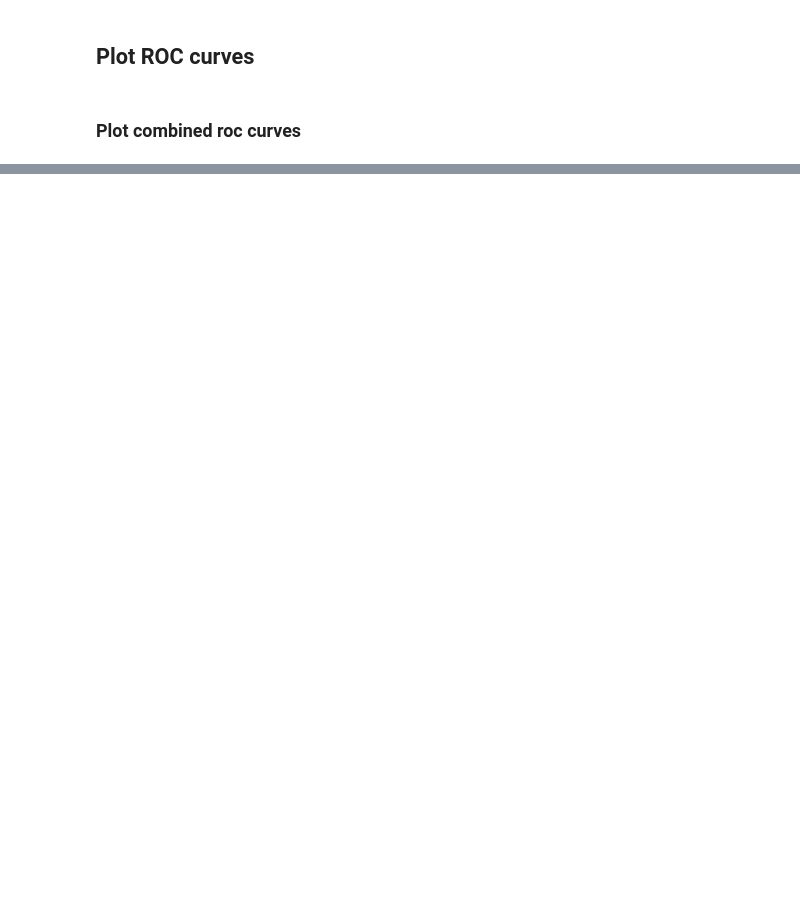
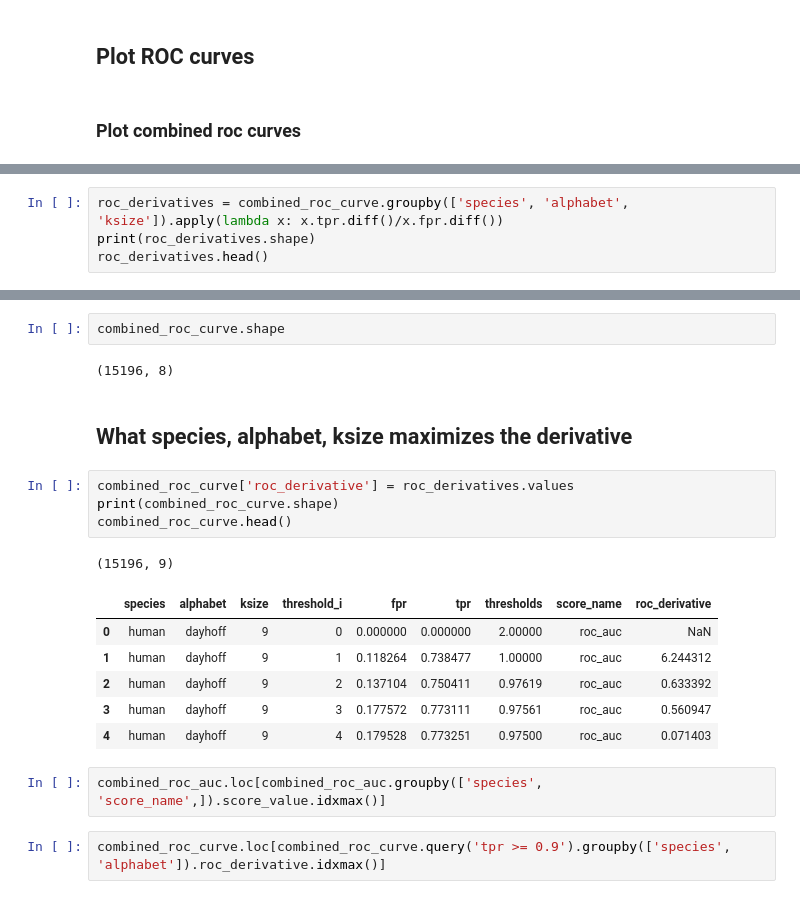
Before and after one commit to czbiohub-sf/scrnaseq-for-the-99-percent, a Jupyter notebook: notebooks/106_sklearn_metrics_human_qfo_busco_mammalia.ipynb, the cells around one changed output, grey strips where cells are left out. Cells and saved outputs as stored; diff of their text form; blank space fills up the shorter version.

```diff
--- a/notebooks/106_sklearn_metrics_human_qfo_busco_mammalia.ipynb
+++ b/notebooks/106_sklearn_metrics_human_qfo_busco_mammalia.ipynb
@@ -454,0 +463,4 @@ NameError: name 'combined_roc_curves' is not defined
+# %%
+roc_derivatives = combined_roc_curve.groupby(['species', 'alphabet', 'ksize']).apply(lambda x: x.tpr.diff()/x.fpr.diff())
+print(roc_derivatives.shape)
+roc_derivatives.head()
@@ -454,0 +476,22 @@ NameError: name 'combined_roc_curves' is not defined
+# %%
+combined_roc_curve.shape
+# %% [output]
+(15196, 8)
+# %% [markdown]
+## What species, alphabet, ksize maximizes the derivative
+# %%
+combined_roc_curve['roc_derivative'] = roc_derivatives.values
+print(combined_roc_curve.shape)
+combined_roc_curve.head()
+# %% [output]
+(15196, 9)
+|  | species | alphabet | ksize | threshold_i | fpr | tpr | thresholds | score_name | roc_derivative |
+| 0 | human | dayhoff | 9 | 0 | 0.000000 | 0.000000 | 2.00000 | roc_auc | NaN |
+| 1 | human | dayhoff | 9 | 1 | 0.118264 | 0.738477 | 1.00000 | roc_auc | 6.244312 |
+| 2 | human | dayhoff | 9 | 2 | 0.137104 | 0.750411 | 0.97619 | roc_auc | 0.633392 |
+| 3 | human | dayhoff | 9 | 3 | 0.177572 | 0.773111 | 0.97561 | roc_auc | 0.560947 |
+| 4 | human | dayhoff | 9 | 4 | 0.179528 | 0.773251 | 0.97500 | roc_auc | 0.071403 |
+# %%
+combined_roc_auc.loc[combined_roc_auc.groupby(['species', 'score_name',]).score_value.idxmax()]
+# %%
+combined_roc_curve.loc[combined_roc_curve.query('tpr >= 0.9').groupby(['species', 'alphabet']).roc_derivative.idxmax()]
```
Also changed, not shown: parts of 34 cells of this notebook, 1 other file.
